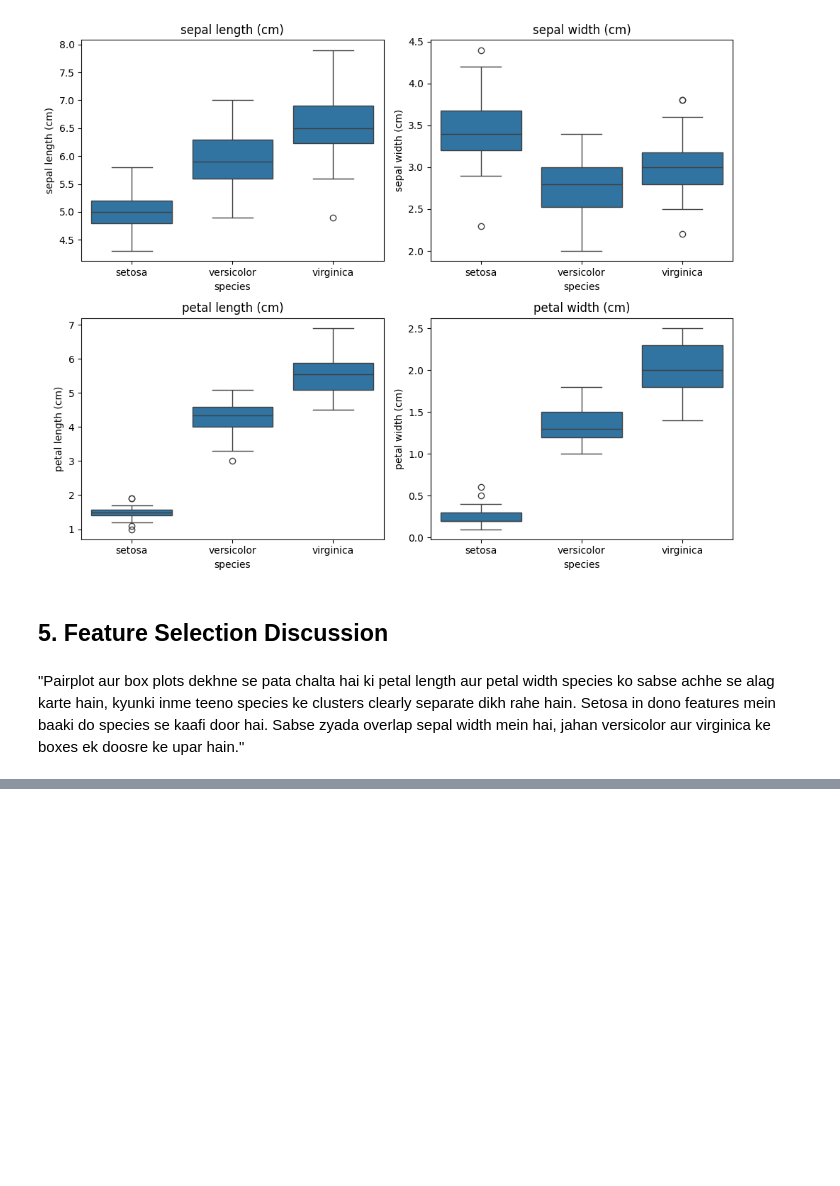
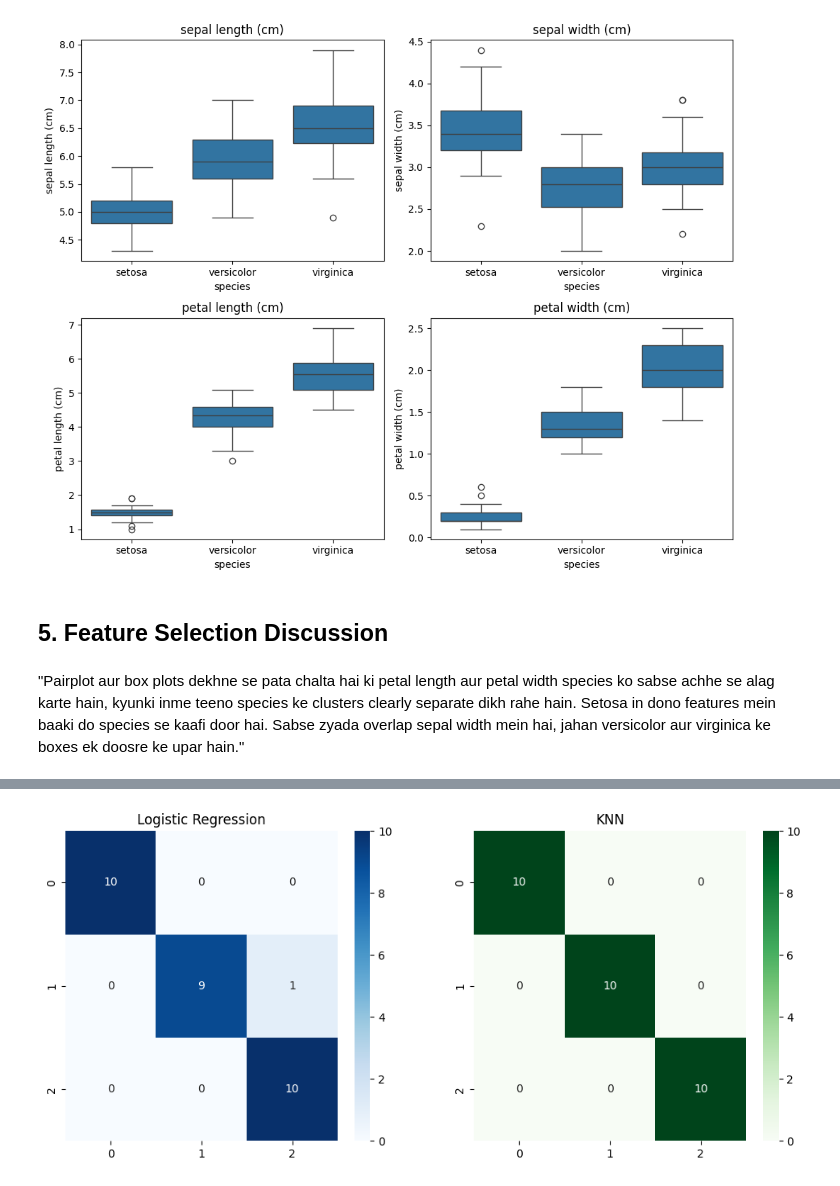
Before and after one commit to akshad07-0/OIBSIP, a Jupyter notebook: DataScience-Task1-IrisClassification/Task1_Iris_Classification.ipynb, the cells around one changed output, grey strips where cells are left out. Drawn from its saved outputs; the diff is of its cells as text; code cells hidden in the pictures; blank space fills up the shorter version.

Commit message:
Add model training and evaluation

```diff
--- a/DataScience-Task1-IrisClassification/Task1_Iris_Classification.ipynb
+++ b/DataScience-Task1-IrisClassification/Task1_Iris_Classification.ipynb
@@ -111,0 +114,13 @@ plt.show()
+# %%
+from sklearn.model_selection import train_test_split
+
+# X = features (jisse predict karna hai), y = target (jo predict karna hai)
+X = df[iris.feature_names]
+y = df['species']
+
+X_train, X_test, y_train, y_test = train_test_split(
+    X, y, test_size=0.2, random_state=42, stratify=y
+)
+
+print("Train size:", X_train.shape)
+print("Test size:", X_test.shape)
@@ -111,0 +132,18 @@ plt.show()
+# %%
+from sklearn.linear_model import LogisticRegression
+
+# Model banao aur train data se seekhne do
+log_model = LogisticRegression(max_iter=200)
+log_model.fit(X_train, y_train)
+
+# Test data par prediction karo
+log_pred = log_model.predict(X_test)
+# %%
+from sklearn.neighbors import KNeighborsClassifier
+
+# Model banao aur train data se seekhne do
+knn_model = KNeighborsClassifier(n_neighbors=5)
+knn_model.fit(X_train, y_train)
+
+# Test data par prediction karo
+knn_pred = knn_model.predict(X_test)
@@ -111,0 +178,9 @@ plt.show()
+# %%
+fig, axes = plt.subplots(1, 2, figsize=(12, 5))
+sns.heatmap(confusion_matrix(y_test, log_pred), annot=True, fmt='d', cmap='Blues', ax=axes[0])
+axes[0].set_title('Logistic Regression')
+sns.heatmap(confusion_matrix(y_test, knn_pred), annot=True, fmt='d', cmap='Greens', ax=axes[1])
+axes[1].set_title('KNN')
+plt.show()
+# %% [output]
+[figure, added]
```
Also changed, not shown: parts of 5 cells of this notebook.
